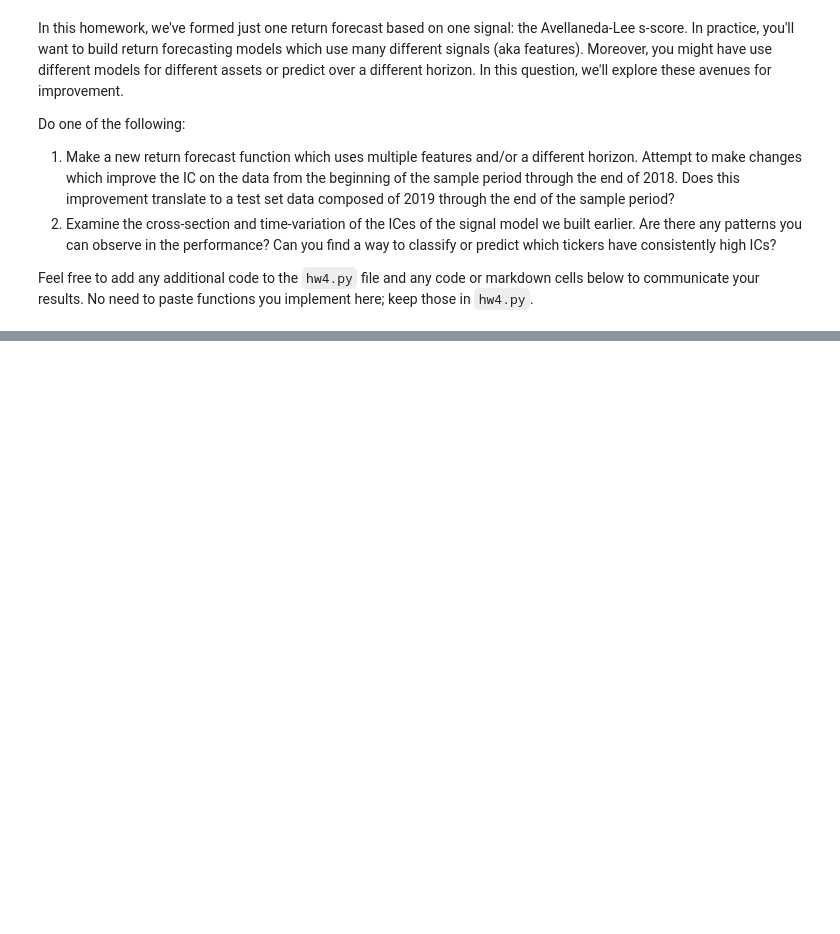
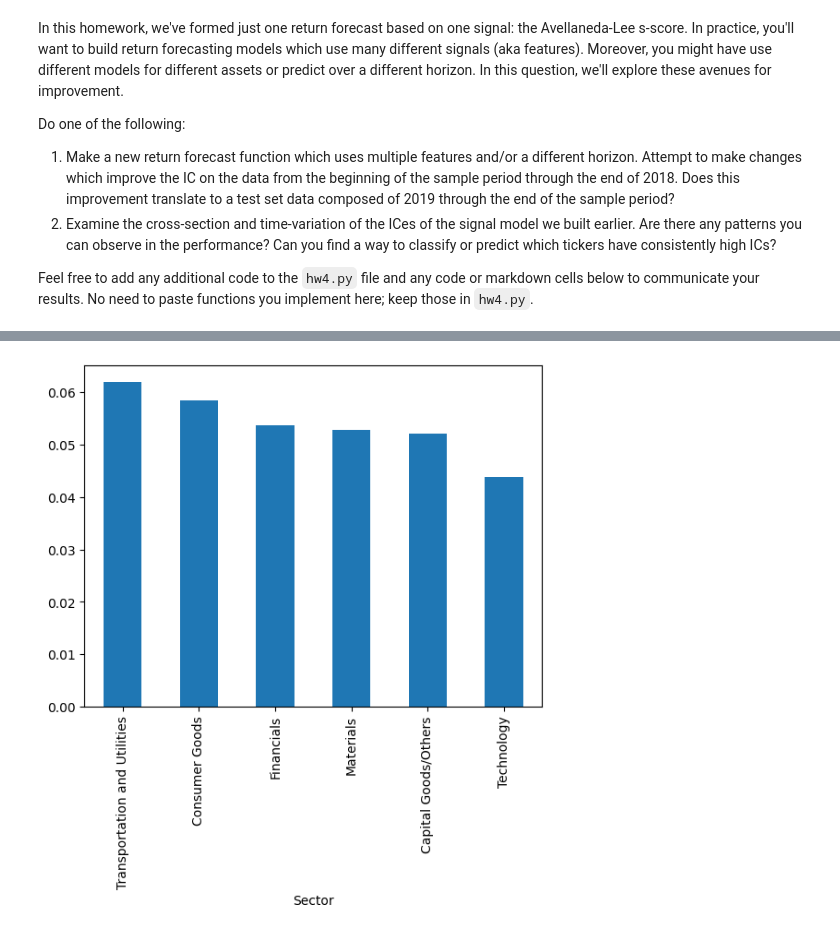
Before and after one commit to BjornThor123/Statistical_Arbitrage_Stanford_MS-E244, a Jupyter notebook: Homework 4/MSE244_HW4.ipynb, the cells around one changed output, grey strips where cells are left out. Saved outputs shown, nothing was run; the diff lists cells and outputs as text; code cells hidden in the pictures; blank space fills up the shorter version.

```diff
--- a/Homework 4/MSE244_HW4.ipynb
+++ b/Homework 4/MSE244_HW4.ipynb
@@ -1282,0 +1306,11 @@ Feel free to add any additional code to the `hw4.py` file and any code or markdo
+# %%
+# calculate the information coefficient again
+ic = ou_forecasted_residual_returns.corrwith(future_cumul_returns)
+metadata['IC'] = ic
+metadata['IC'] = abs(ic)
+ic_per_sector = metadata.groupby('Sector')['IC'].mean()
+ic_per_sector = ic_per_sector.sort_values(ascending=False)
+ic_per_sector.plot(kind='bar')
+plt.show()
+# %% [output]
+[figure, added]
```
Also changed, not shown: parts of 10 cells of this notebook.
